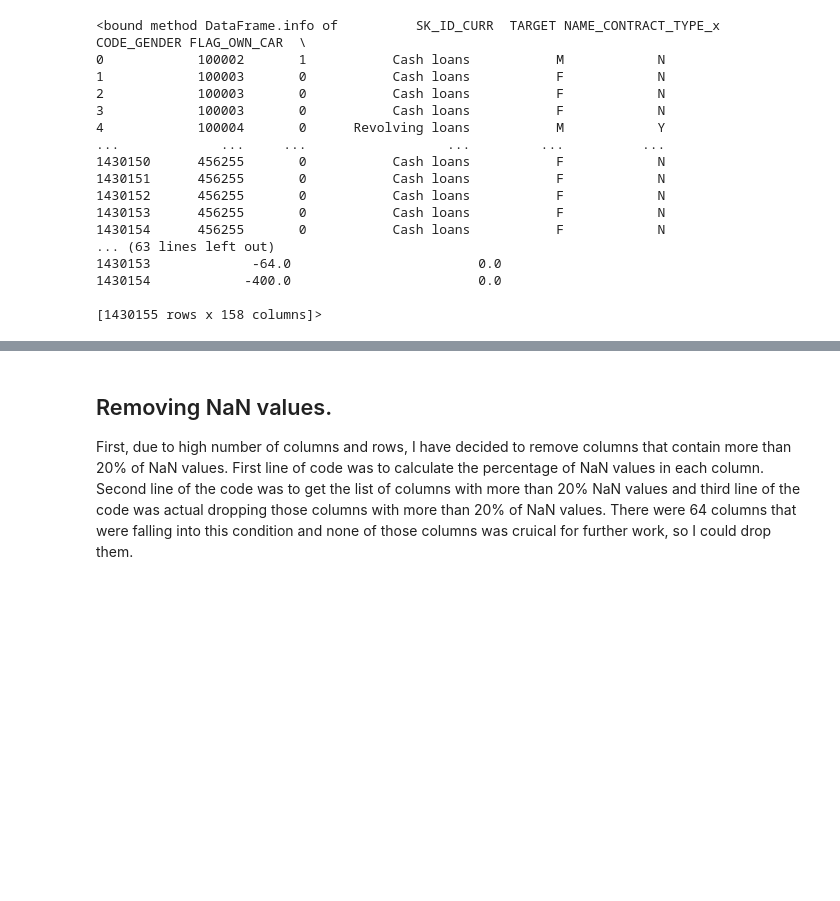
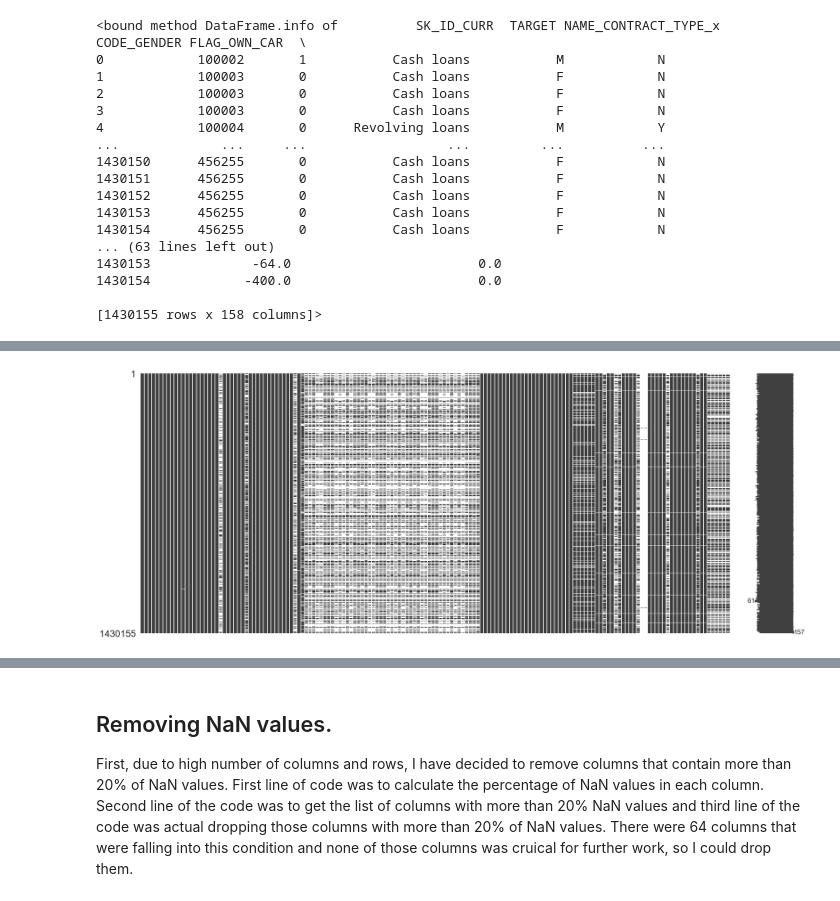
Before and after one commit to cct23062/CA_Strategic_thinking_assignment, a Jupyter notebook: Loan Defaulter Assignment.ipynb, the cells around one changed output, grey strips where cells are left out. Saved outputs shown, nothing was run; the diff lists cells and outputs as text; code cells hidden in the pictures; blank space fills up the shorter version.

```diff
--- a/Loan Defaulter Assignment.ipynb
+++ b/Loan Defaulter Assignment.ipynb
@@ -64,0 +92,5 @@ df.info
+# %%
+import missingno as msno
+ax = msno.matrix(df)
+# %% [output]
+[figure, added]
```
Also changed, not shown: parts of 34 cells of this notebook.
